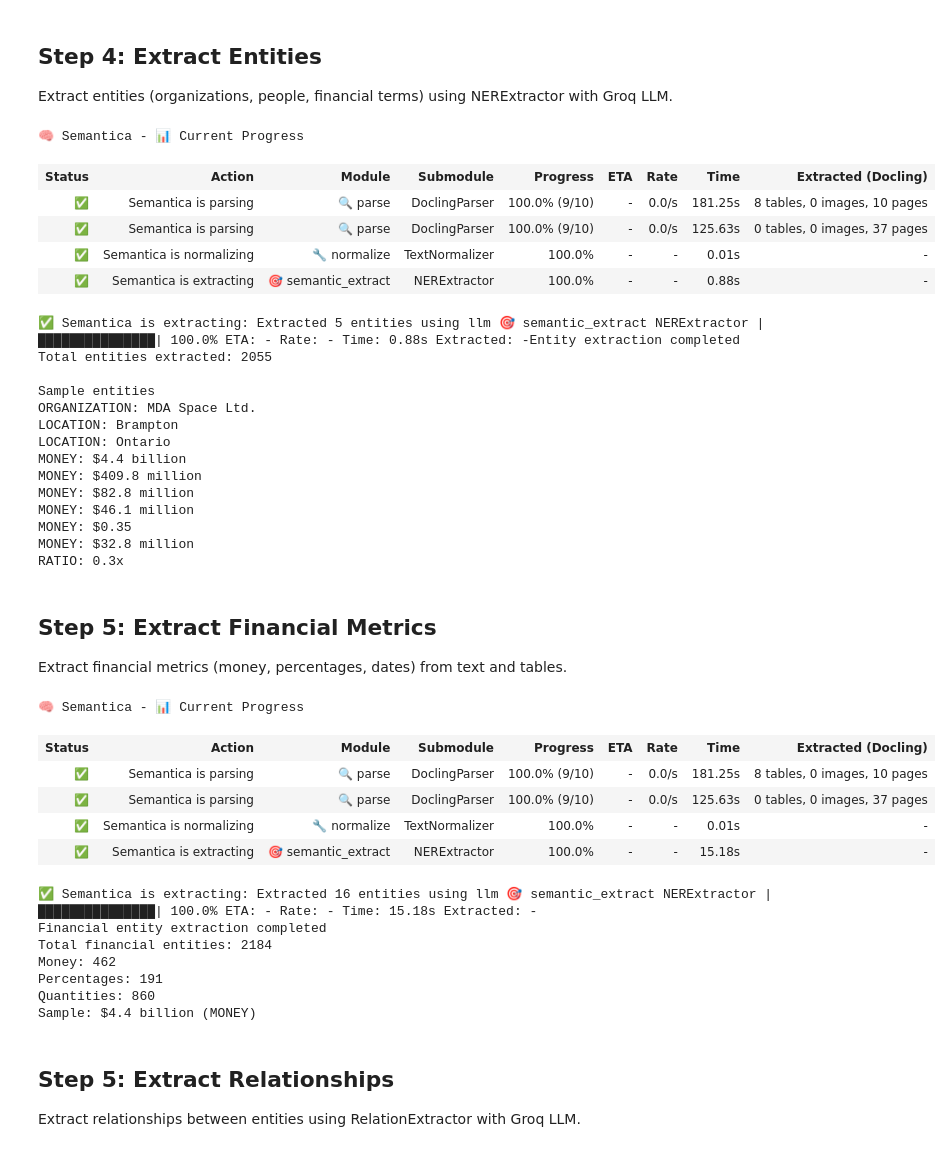
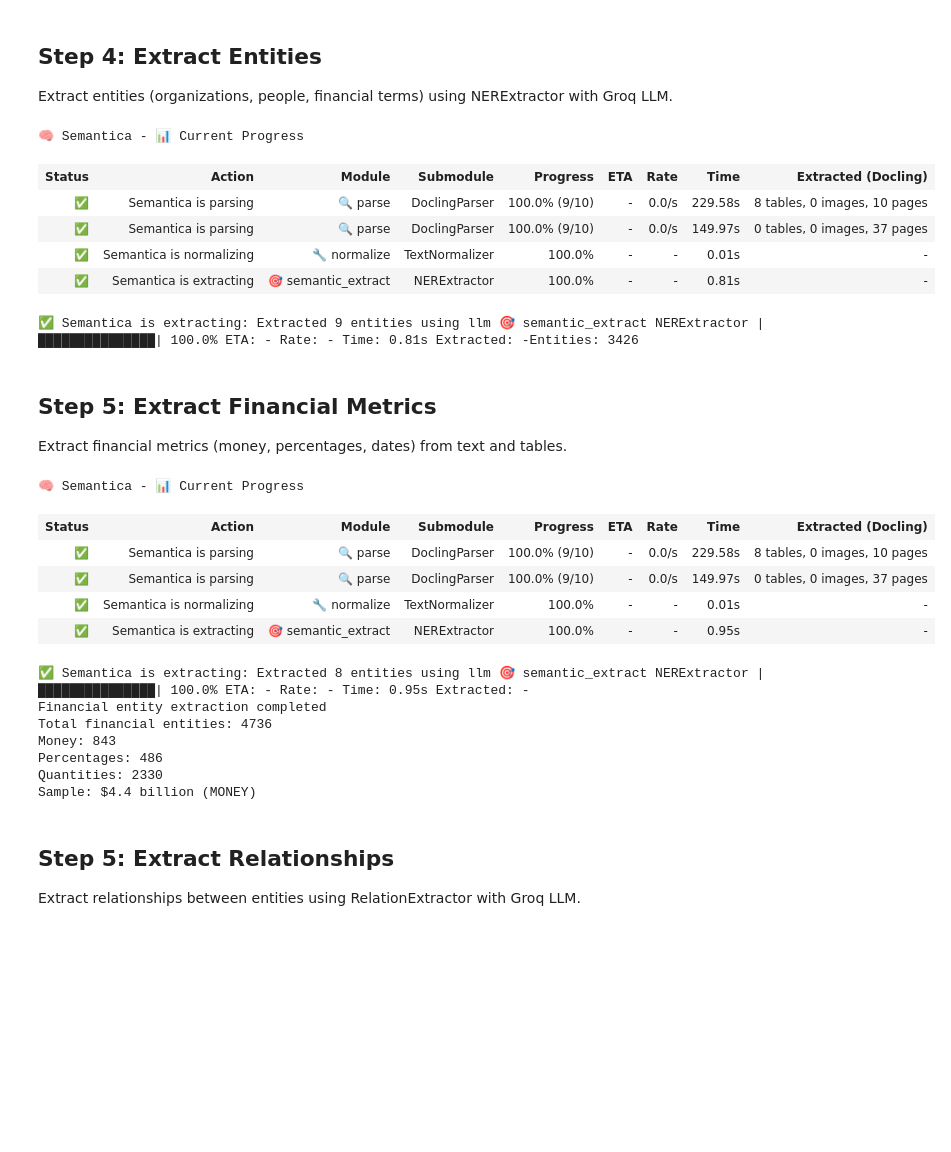
Before and after one commit to KaifAhmad1/semantica, a Jupyter notebook: cookbook/use_cases/finance/03_Earnings_Call_Analysis.ipynb, the cells around one changed output. Saved outputs shown, nothing was run; the diff lists cells and outputs as text; code cells hidden in the pictures; blank space fills up the shorter version.

```diff
--- a/cookbook/use_cases/finance/03_Earnings_Call_Analysis.ipynb
+++ b/cookbook/use_cases/finance/03_Earnings_Call_Analysis.ipynb
@@ -215,57 +235,37 @@ Brampton, Ontario (November 14, 2025) -- MDA Space Ltd. (TSX: MDA), a trusted sp
 
 Extract entities (organizations, people, financial terms) using NERExtractor with Groq LLM.
 # %%
-import os
 from semantica.semantic_extract import NERExtractor
 
 ner = NERExtractor(
     method="llm",
     provider="groq",
     llm_model="llama-3.1-8b-instant",
     temperature=0.0,
     api_key=GROQ_API_KEY,
 )
 
-ENTITY_TYPES = [
-    "ORGANIZATION", "ORG", "PERSON", "MONEY", "CURRENCY",
-    "PERCENT", "PERCENTAGE", "DATE", "TIME", "PRODUCT",
-    "LOCATION", "GPE", "EVENT", "QUANTITY", "CARDINAL",
+ENTITY_TYPES = ["ORGANIZATION", "PERSON", "MONEY", "PERCENT", "DATE", "EVENT"]
+
+all_entities = [
+    e
+    for c in chunks
+    for e in ner.extract_entities(
+        get_chunk_text(c),
+        entity_types=ENTITY_TYPES,
+    )
+    if get_chunk_text(c).strip()
 ]
 
-all_entities = []
-
-for chunk in chunks:
-    text = get_chunk_text(chunk)
-    if text.strip():
-        all_entities += ner.extract_entities(text, entity_types=ENTITY_TYPES)
-
-print("Entity extraction completed")
-print("Total entities extracted:", len(all_entities))
-
-print("\nSample entities")
-for e in all_entities[:10]:
-    print(f"{e.label}: {e.text}")
+print("Entities:", len(all_entities))
 # %% [output]
 🧠 Semantica - 📊 Current Progress
 | Status | Action | Module | Submodule | Progress | ETA | Rate | Time | Extracted (Docling) |
-| ✅ | Semantica is parsing | 🔍 parse | DoclingParser | 100.0% (9/10) | - | 0.0/s | 181.25s | 8 tables, 0 images, 10 pages |
-| ✅ | Semantica is parsing | 🔍 parse | DoclingParser | 100.0% (9/10) | - | 0.0/s | 125.63s | 0 tables, 0 images, 37 pages |
+| ✅ | Semantica is parsing | 🔍 parse | DoclingParser | 100.0% (9/10) | - | 0.0/s | 229.58s | 8 tables, 0 images, 10 pages |
+| ✅ | Semantica is parsing | 🔍 parse | DoclingParser | 100.0% (9/10) | - | 0.0/s | 149.97s | 0 tables, 0 images, 37 pages |
 | ✅ | Semantica is normalizing | 🔧 normalize | TextNormalizer | 100.0% | - | - | 0.01s | - |
-| ✅ | Semantica is extracting | 🎯 semantic_extract | NERExtractor | 100.0% | - | - | 0.88s | - |
+| ✅ | Semantica is extracting | 🎯 semantic_extract | NERExtractor | 100.0% | - | - | 0.81s | - |
-✅ Semantica is extracting: Extracted 5 entities using llm 🎯 semantic_extract NERExtractor |███████████████| 100.0% ETA: - Rate: - Time: 0.88s Extracted: -Entity extraction completed
-Total entities extracted: 2055
-
-Sample entities
-ORGANIZATION: MDA Space Ltd.
-LOCATION: Brampton
-LOCATION: Ontario
-MONEY: $4.4 billion
-MONEY: $409.8 million
-MONEY: $82.8 million
-MONEY: $46.1 million
-MONEY: $0.35
-MONEY: $32.8 million
-RATIO: 0.3x
+✅ Semantica is extracting: Extracted 9 entities using llm 🎯 semantic_extract NERExtractor |███████████████| 100.0% ETA: - Rate: - Time: 0.81s Extracted: -Entities: 3426
 # %% [markdown]
 ## Step 5: Extract Financial Metrics
 
@@ -308,16 +308,16 @@ if financial_entities:
 # %% [output]
 🧠 Semantica - 📊 Current Progress
 | Status | Action | Module | Submodule | Progress | ETA | Rate | Time | Extracted (Docling) |
-| ✅ | Semantica is parsing | 🔍 parse | DoclingParser | 100.0% (9/10) | - | 0.0/s | 181.25s | 8 tables, 0 images, 10 pages |
-| ✅ | Semantica is parsing | 🔍 parse | DoclingParser | 100.0% (9/10) | - | 0.0/s | 125.63s | 0 tables, 0 images, 37 pages |
+| ✅ | Semantica is parsing | 🔍 parse | DoclingParser | 100.0% (9/10) | - | 0.0/s | 229.58s | 8 tables, 0 images, 10 pages |
+| ✅ | Semantica is parsing | 🔍 parse | DoclingParser | 100.0% (9/10) | - | 0.0/s | 149.97s | 0 tables, 0 images, 37 pages |
 | ✅ | Semantica is normalizing | 🔧 normalize | TextNormalizer | 100.0% | - | - | 0.01s | - |
-| ✅ | Semantica is extracting | 🎯 semantic_extract | NERExtractor | 100.0% | - | - | 15.18s | - |
+| ✅ | Semantica is extracting | 🎯 semantic_extract | NERExtractor | 100.0% | - | - | 0.95s | - |
-✅ Semantica is extracting: Extracted 16 entities using llm 🎯 semantic_extract NERExtractor |███████████████| 100.0% ETA: - Rate: - Time: 15.18s Extracted: -
+✅ Semantica is extracting: Extracted 8 entities using llm 🎯 semantic_extract NERExtractor |███████████████| 100.0% ETA: - Rate: - Time: 0.95s Extracted: -
 Financial entity extraction completed
-Total financial entities: 2184
-Money: 462
-Percentages: 191
-Quantities: 860
+Total financial entities: 4736
+Money: 843
+Percentages: 486
+Quantities: 2330
 Sample: $4.4 billion (MONEY)
 # %% [markdown]
 ## Step 5: Extract Relationships
```
Also changed, not shown: parts of 24 cells of this notebook.
